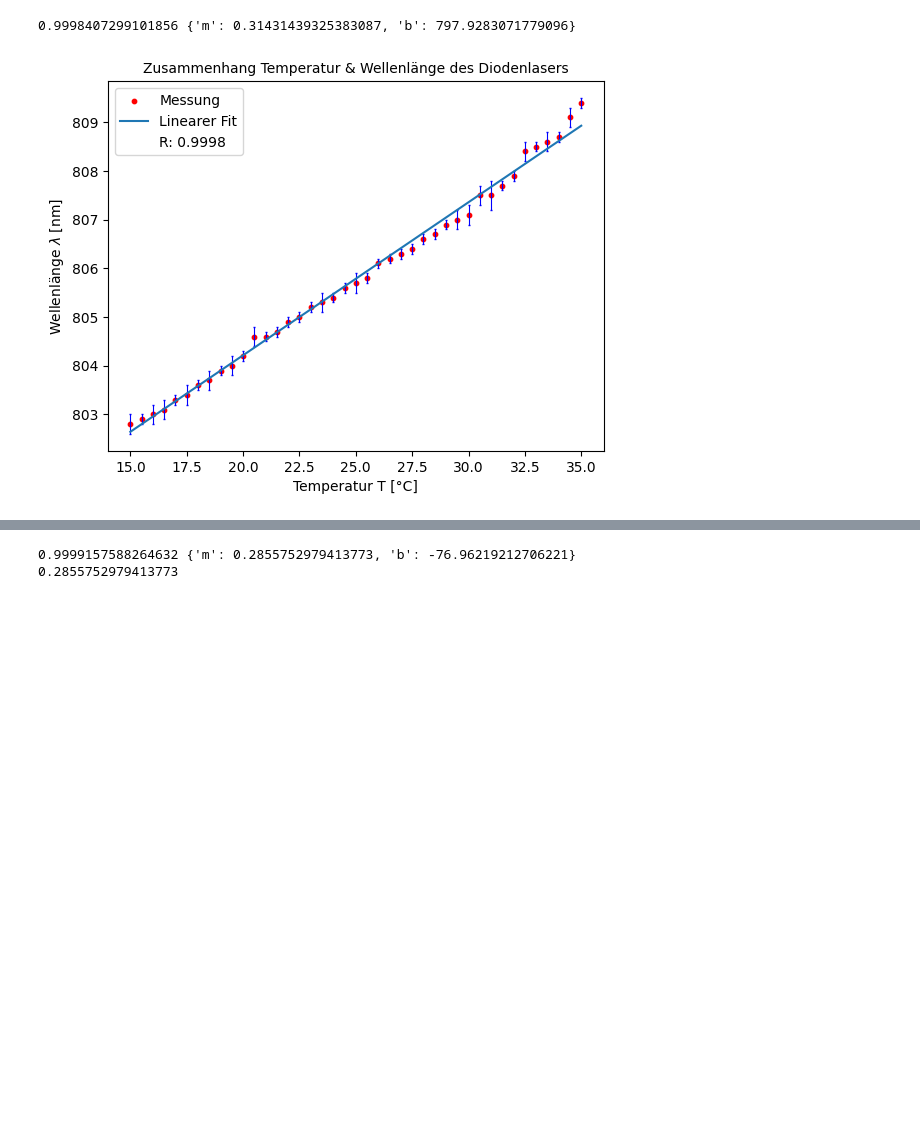
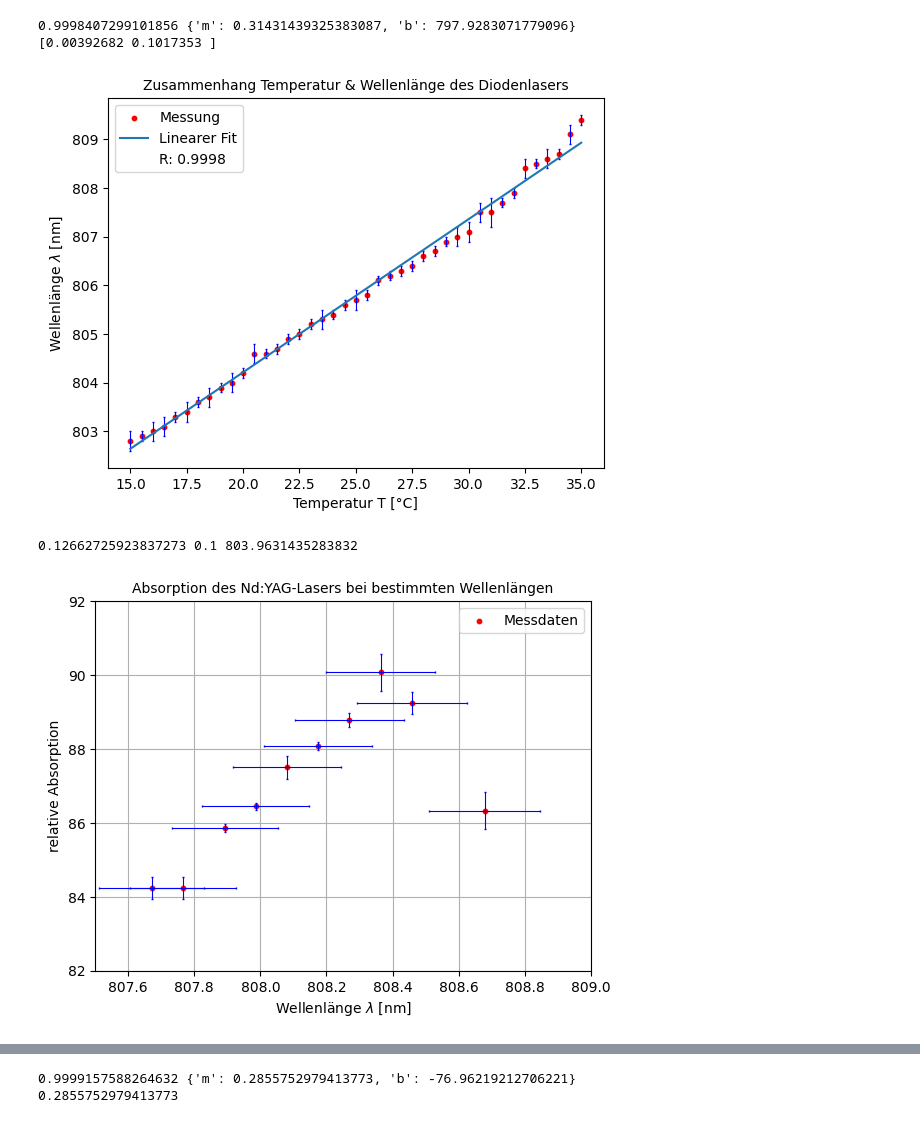
Before and after one commit to CaptainNikon/O2_Nd-YAG_Laser, a Jupyter notebook: Auswertung.ipynb, the cells around one changed output, grey strips where cells are left out. Drawn from its saved outputs; the diff is of its cells as text; code cells hidden in the pictures; blank space fills up the shorter version.

```diff
--- a/Auswertung.ipynb
+++ b/Auswertung.ipynb
@@ -31,17 +31,47 @@ plt.scatter(tlam[:,0],tlam[:,1],s=10,c="red",label="Messung")
 plt.errorbar(tlam[:,0],tlam[:,1],yerr=tlam[:,2],linestyle="",capsize=1,c="blue",elinewidth=0.8)
 
 lmodel = Model(linear)
-lparam = lmodel.make_params(m = 0.3,b = 800)
-lresult = lmodel.fit(tlam[:,1],params=lparam,x = tlam[:,0],weights = tlam[:,2])
-plt.plot(tlam[:,0], lresult.best_fit, '-', label='Linearer Fit')
-plt.plot([], [], ' ', label="R: "+str(np.round(lresult.rsquared,4)))
-print(lresult.rsquared,lresult.best_values)
+lparam0 = lmodel.make_params(m = 0.3,b = 800)
+lresult0 = lmodel.fit(tlam[:,1],params=lparam0,x = tlam[:,0],weights = tlam[:,2])
+plt.plot(tlam[:,0], lresult0.best_fit, '-', label='Linearer Fit')
+plt.plot([], [], ' ', label="R: "+str(np.round(lresult0.rsquared,4)))
+print(lresult0.rsquared,lresult0.best_values)
 
 plt.legend(loc=0)
 plt.ylabel(r"Wellenlänge $\lambda$ [nm]")
 plt.xlabel(r"Temperatur T [°C]")
 plt.title("Zusammenhang Temperatur & Wellenlänge des Diodenlasers",fontsize=10)
 plt.savefig("Plots/Temperatur_Wellenlänge_Diode.pdf")
+print(np.sqrt(np.diag(lresult0.covar)))
 # %% [output]
 0.9998407299101856 {'m': 0.31431439325383087, 'b': 797.9283071779096}
+[0.00392682 0.1017353 ]
 [figure]
+# %%
+covvalue = np.sqrt(np.diag(lresult0.covar))
+xerr0 = np.sqrt((covvalue[0]*absorption[:,0])**2+(covvalue[1])**2)
+
+plt.errorbar((lresult0.best_values["m"]*absorption[:,0]+lresult0.best_values["b"]),100-(absorption[:,2]/85.6)*100,yerr=absorption[:,3],xerr=xerr0,linestyle="",capsize=1,c="blue",elinewidth=0.8)
+plt.scatter((lresult0.best_values["m"]*absorption[:,0]+lresult0.best_values["b"]),100-(absorption[:,2]/85.6)*100,s=10,c="red",label="Messdaten")
+
+maxindex = np.argmax(np.max(100-(absorption[:,2]/85.6)*100))
+
+max_xerr = np.sqrt((covvalue[0]*absorption[maxindex,0])**2+(covvalue[1])**2)
+max_yerr= absorption[maxindex,3]
+max_value = (lresult0.best_values["m"]*absorption[maxindex,0]+lresult0.best_values["b"])
+
+print(max_xerr,max_yerr,max_value)
+
+#maxabsorbance = 0.32*(np.max(100-(absorption[:,2]/85.6)*100))+797.87
+#plt.plot(tlam[:,0],popt[0]*tlam[:,0]+popt[1],color="orange",label="Linearer Fit: "+str(round(popt[0],2))+"* T + "+str(round(popt[1],5)))
+plt.grid(True)
+plt.axis([807.5,809,82,92])
+plt.legend(loc=0)
+plt.xlabel(r"Wellenlänge $\lambda$ [nm]")
+plt.ylabel(r"relative Absorption")
+plt.title("Absorption des Nd:YAG-Lasers bei bestimmten Wellenlängen",fontsize=10)
+#plt.savefig("Plots/absorptionndyag.pdf")
+plt.savefig("Plots/absorptionndyaglimited.pdf")
+# %% [output]
+0.12662725923837273 0.1 803.9631435283832
+[figure, added]
```
Also changed, not shown: parts of 5 cells of this notebook, 2 other files.
